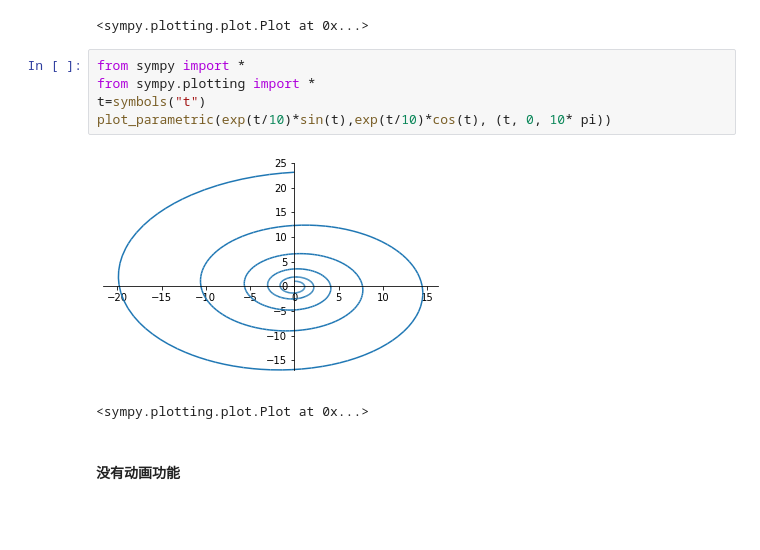
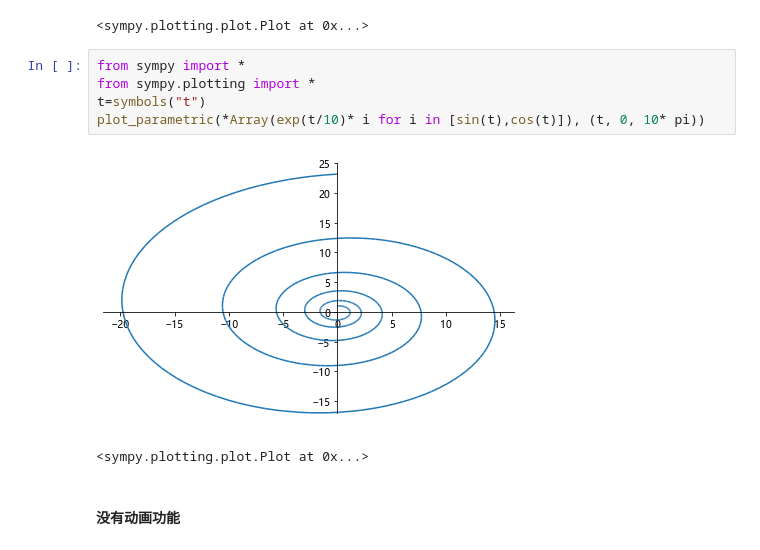
Before and after one commit to asukaminato0721/PyF1, a Jupyter notebook: sin.ipynb, the cells around one changed output. Cells and saved outputs as stored; diff of their text form; blank space fills up the shorter version.

```diff
--- a/sin.ipynb
+++ b/sin.ipynb
@@ -364,10 +363,10 @@ plot_parametric(cos(t),sin(2*t),(t,0,2*pi))
 # %%
 from sympy import *
 from sympy.plotting import *
 t=symbols("t")
-plot_parametric(exp(t/10)*sin(t),exp(t/10)*cos(t), (t, 0, 10* pi))
+plot_parametric(*Array(exp(t/10)* i for i in [sin(t),cos(t)]), (t, 0, 10* pi))
 # %% [output]
-[figure, old version]
+[figure, new version]
 <sympy.plotting.plot.Plot at 0x...>
 # %% [markdown]
 #### 没有动画功能
```
Also changed, not shown: parts of 6 cells of this notebook, 8 other files.
